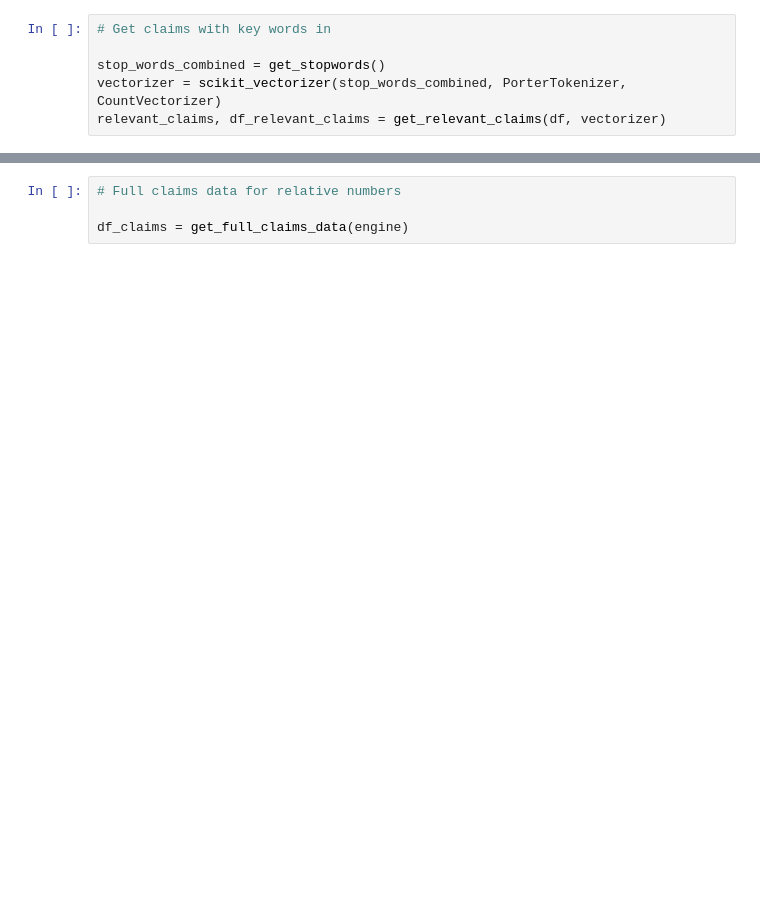
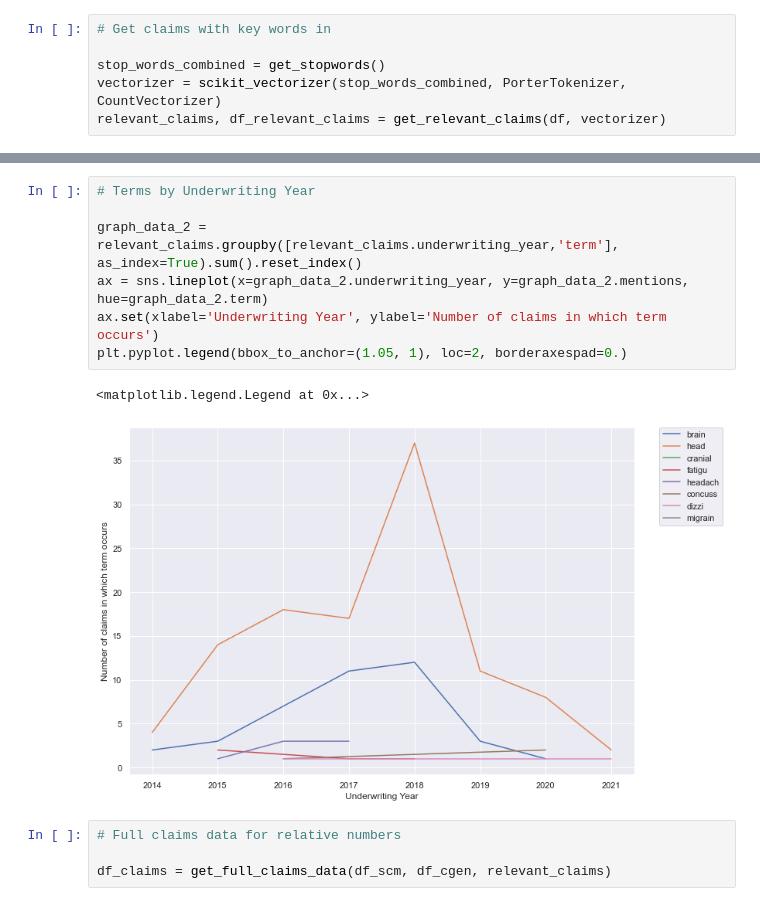
Before and after one commit to ReturnoftheMak/claims_trends, a Jupyter notebook: claims_trends/concussion_notebook.ipynb, the cells around one changed output, grey strips where cells are left out. Cells and saved outputs as stored; diff of their text form; blank space fills up the shorter version.

```diff
--- a/claims_trends/concussion_notebook.ipynb
+++ b/claims_trends/concussion_notebook.ipynb
@@ -56,4 +59,14 @@ plt.pyplot.legend(bbox_to_anchor=(1.05, 1), loc=2, borderaxespad=0.)
+# %%
+# Terms by Underwriting Year
+
+graph_data_2 = relevant_claims.groupby([relevant_claims.underwriting_year,'term'], as_index=True).sum().reset_index()
+ax = sns.lineplot(x=graph_data_2.underwriting_year, y=graph_data_2.mentions, hue=graph_data_2.term)
+ax.set(xlabel='Underwriting Year', ylabel='Number of claims in which term occurs')
+plt.pyplot.legend(bbox_to_anchor=(1.05, 1), loc=2, borderaxespad=0.)
+# %% [output]
+<matplotlib.legend.Legend at 0x...>
+[figure, added]
 # %%
 # Full claims data for relative numbers
 
-df_claims = get_full_claims_data(engine)
+df_claims = get_full_claims_data(df_scm, df_cgen, relevant_claims)
```
Also changed, not shown: parts of 13 cells of this notebook, 7 other files.
